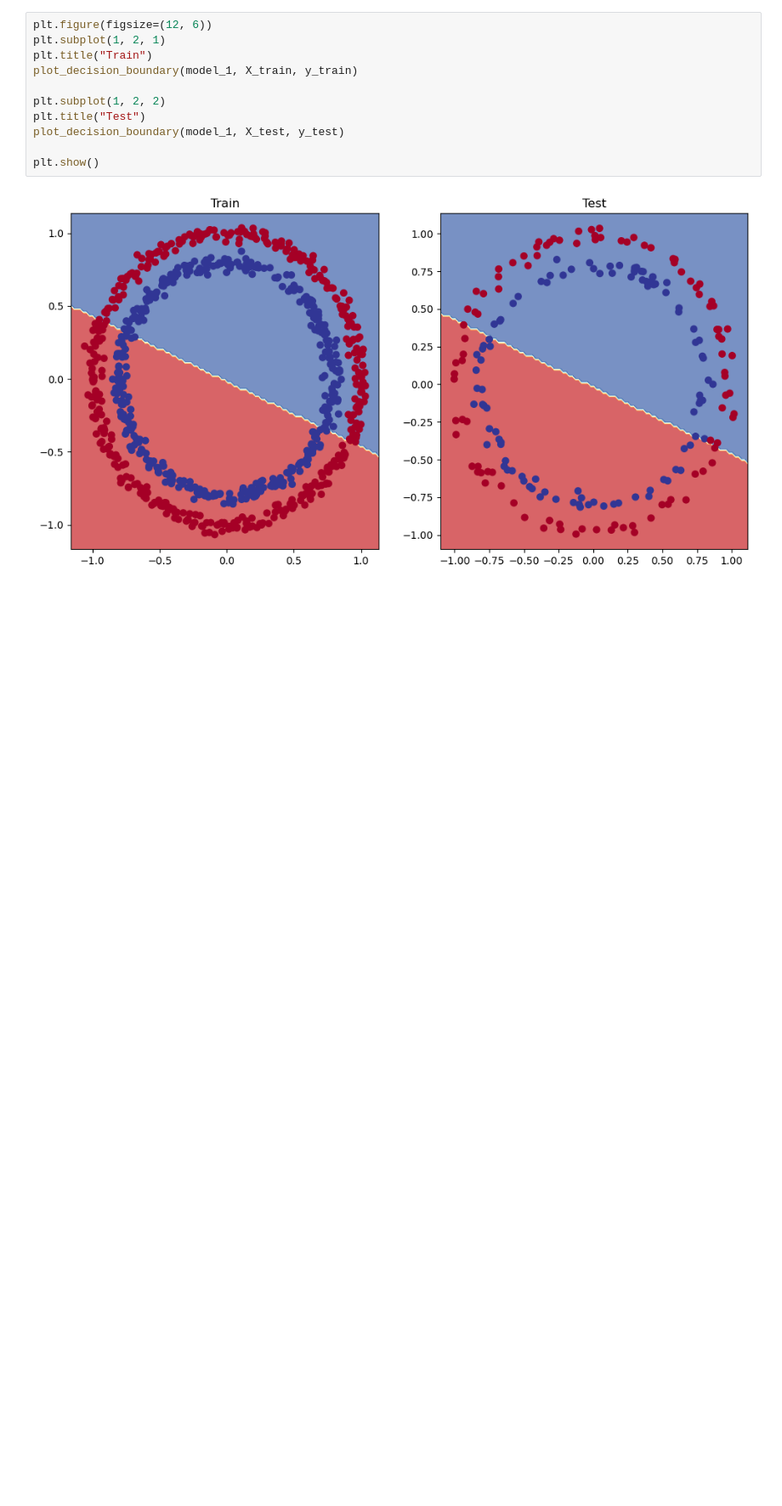
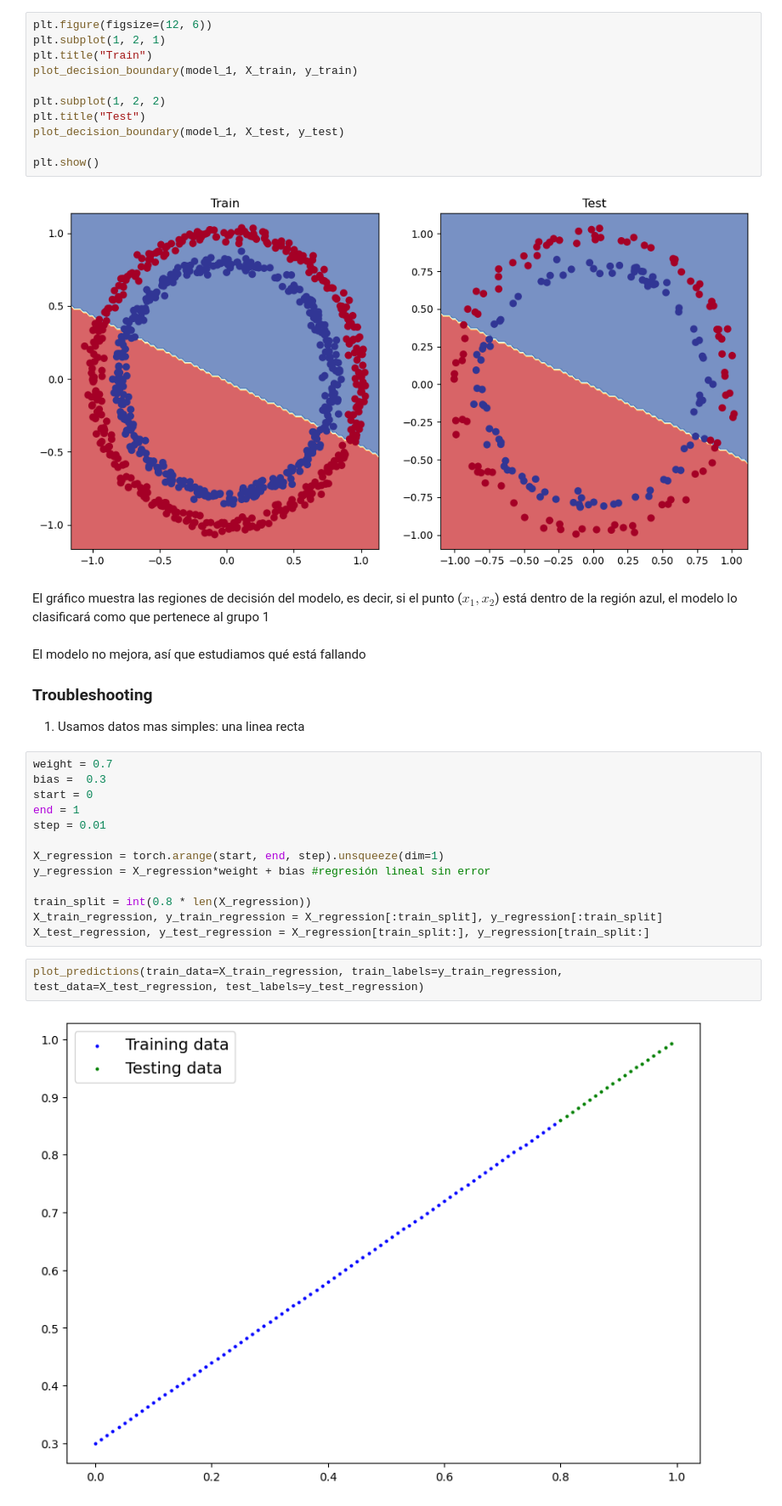
Before and after one commit to Joaqo99/Pytorch-tutorial, a Jupyter notebook: 02_Classification.ipynb, the cells around one changed output. Shown: that part at 85% size. Drawn from its saved outputs; the diff is of its cells as text; blank space fills up the shorter version.

```diff
--- a/02_Classification.ipynb
+++ b/02_Classification.ipynb
@@ -452,3 +445,28 @@ plot_decision_boundary(model_1, X_test, y_test)
 plt.show()
 # %% [output]
 [figure]
+# %% [markdown]
+El gráfico muestra las regiones de decisión del modelo, es decir, si el punto ($x_{1}, x_{2}$) está dentro de la región azul, el modelo lo clasificará como que pertenece al grupo 1
+# %% [markdown]
+El modelo no mejora, así que estudiamos qué está fallando
+
+### Troubleshooting
+
+1) Usamos datos mas simples: una linea recta
+# %%
+weight = 0.7
+bias =  0.3
+start = 0
+end = 1
+step = 0.01
+
+X_regression = torch.arange(start, end, step).unsqueeze(dim=1)
+y_regression = X_regression*weight + bias #regresión lineal sin error
+
+train_split = int(0.8 * len(X_regression))
+X_train_regression, y_train_regression = X_regression[:train_split], y_regression[:train_split]
+X_test_regression, y_test_regression = X_regression[train_split:], y_regression[train_split:]
+# %%
+plot_predictions(train_data=X_train_regression, train_labels=y_train_regression, test_data=X_test_regression, test_labels=y_test_regression)
+# %% [output]
+[figure, added]
```
Also changed, not shown: parts of 24 cells of this notebook.
